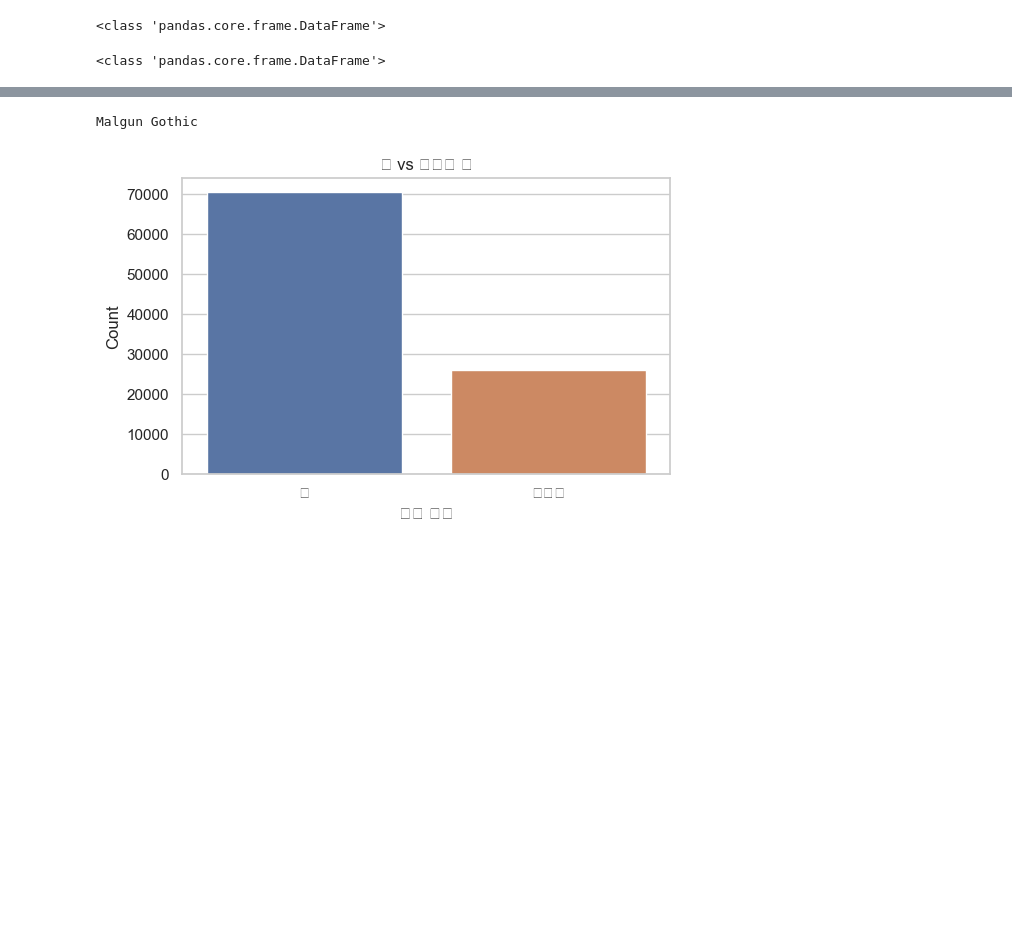
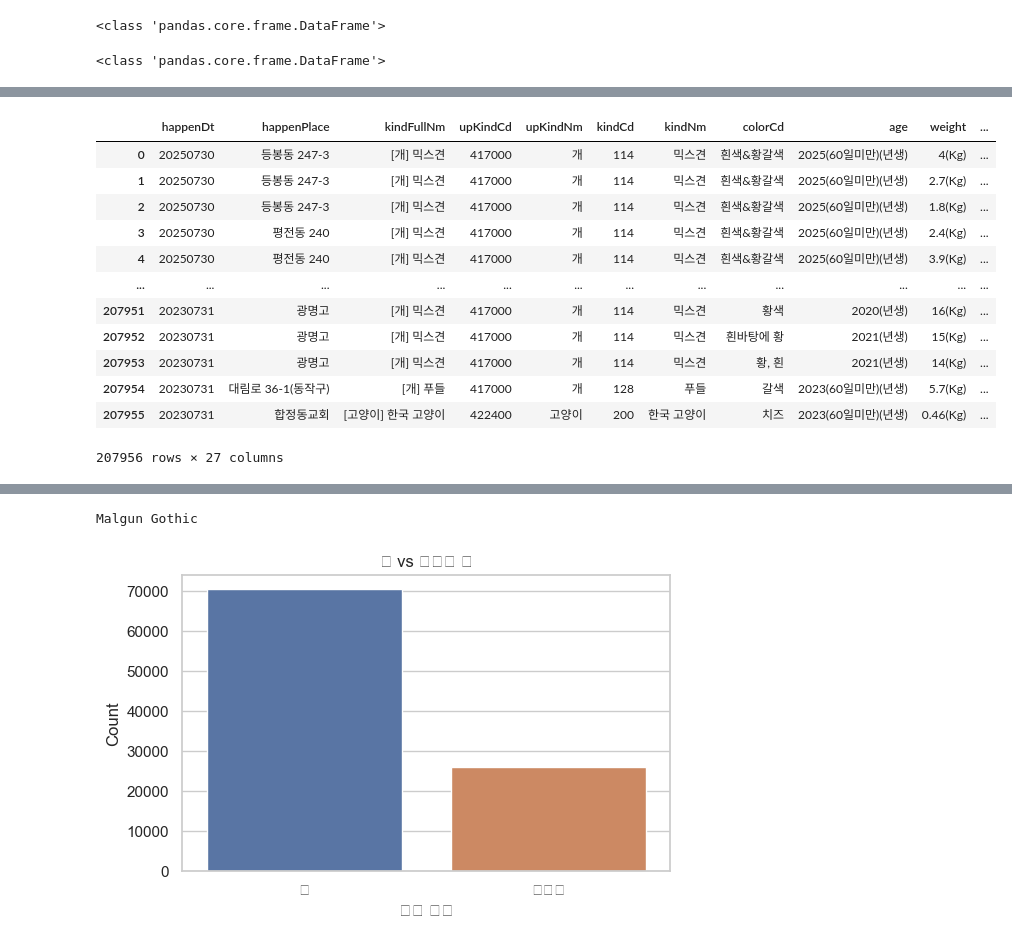
Before and after one commit to cooperear/SK_Shielders_4th_rookie_1st_Team_Project, a Jupyter notebook: Using_AbandomedAnimals_example.ipynb, the cells around one changed output, grey strips where cells are left out. Saved outputs shown, nothing was run; the diff lists cells and outputs as text; code cells hidden in the pictures; blank space fills up the shorter version.

```diff
--- a/Using_AbandomedAnimals_example.ipynb
+++ b/Using_AbandomedAnimals_example.ipynb
@@ -69,5 +81,21 @@ print(f'{type(df3)}')
 # %%
 original_df = df3.copy()
+
+original_df.loc[:,'happenDt':'endReason']
+# %% [output]
+|  | happenDt | happenPlace | kindFullNm | upKindCd | upKindNm | kindCd | kindNm | colorCd | age | weight | ... |
+| 0 | 20250730 | 등봉동 247-3 | [개] 믹스견 | 417000 | 개 | 114 | 믹스견 | 흰색&황갈색 | 2025(60일미만)(년생) | 4(Kg) | ... |
+| 1 | 20250730 | 등봉동 247-3 | [개] 믹스견 | 417000 | 개 | 114 | 믹스견 | 흰색&황갈색 | 2025(60일미만)(년생) | 2.7(Kg) | ... |
+| 2 | 20250730 | 등봉동 247-3 | [개] 믹스견 | 417000 | 개 | 114 | 믹스견 | 흰색&황갈색 | 2025(60일미만)(년생) | 1.8(Kg) | ... |
+| 3 | 20250730 | 평전동 240 | [개] 믹스견 | 417000 | 개 | 114 | 믹스견 | 흰색&황갈색 | 2025(60일미만)(년생) | 2.4(Kg) | ... |
+| 4 | 20250730 | 평전동 240 | [개] 믹스견 | 417000 | 개 | 114 | 믹스견 | 흰색&황갈색 | 2025(60일미만)(년생) | 3.9(Kg) | ... |
+| ... | ... | ... | ... | ... | ... | ... | ... | ... | ... | ... | ... |
+| 207951 | 20230731 | 광명고 | [개] 믹스견 | 417000 | 개 | 114 | 믹스견 | 황색 | 2020(년생) | 16(Kg) | ... |
+| 207952 | 20230731 | 광명고 | [개] 믹스견 | 417000 | 개 | 114 | 믹스견 | 흰바탕에 황 | 2021(년생) | 15(Kg) | ... |
+| 207953 | 20230731 | 광명고 | [개] 믹스견 | 417000 | 개 | 114 | 믹스견 | 황, 흰 | 2021(년생) | 14(Kg) | ... |
+| 207954 | 20230731 | 대림로 36-1(동작구) | [개] 푸들 | 417000 | 개 | 128 | 푸들 | 갈색 | 2023(60일미만)(년생) | 5.7(Kg) | ... |
+| 207955 | 20230731 | 합정동교회 | [고양이] 한국 고양이 | 422400 | 고양이 | 200 | 한국 고양이 | 치즈 | 2023(60일미만)(년생) | 0.46(Kg) | ... |
+207956 rows × 27 columns
 # %%
 original_df.columns
 original_df.to_json('Full_dataframe.json')
```
Also changed, not shown: parts of 4 cells of this notebook.
